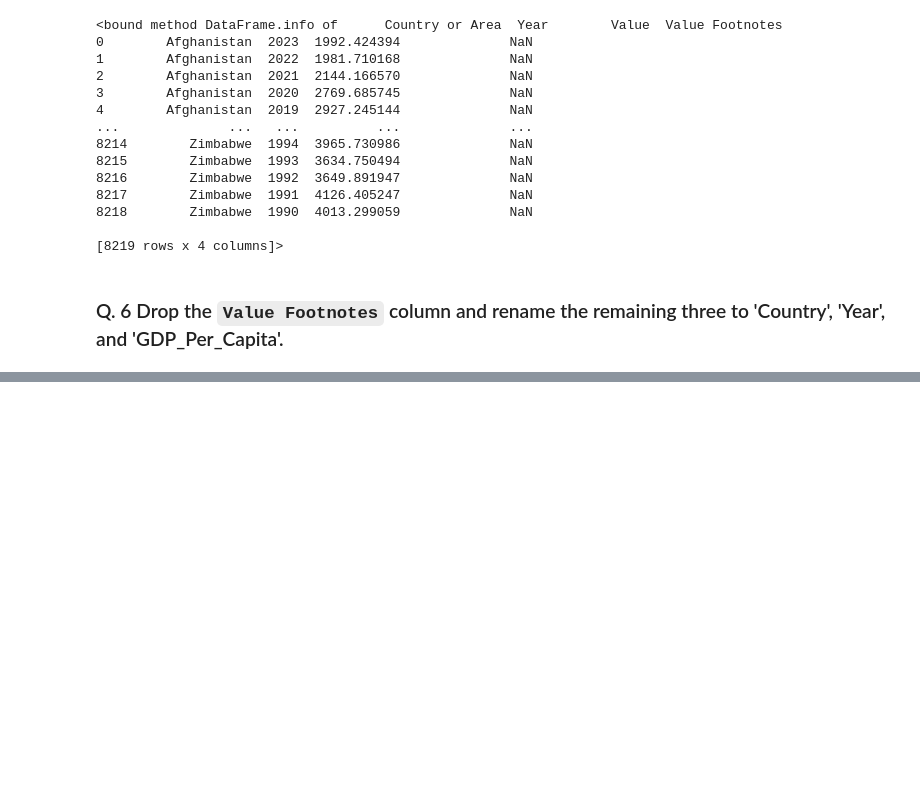
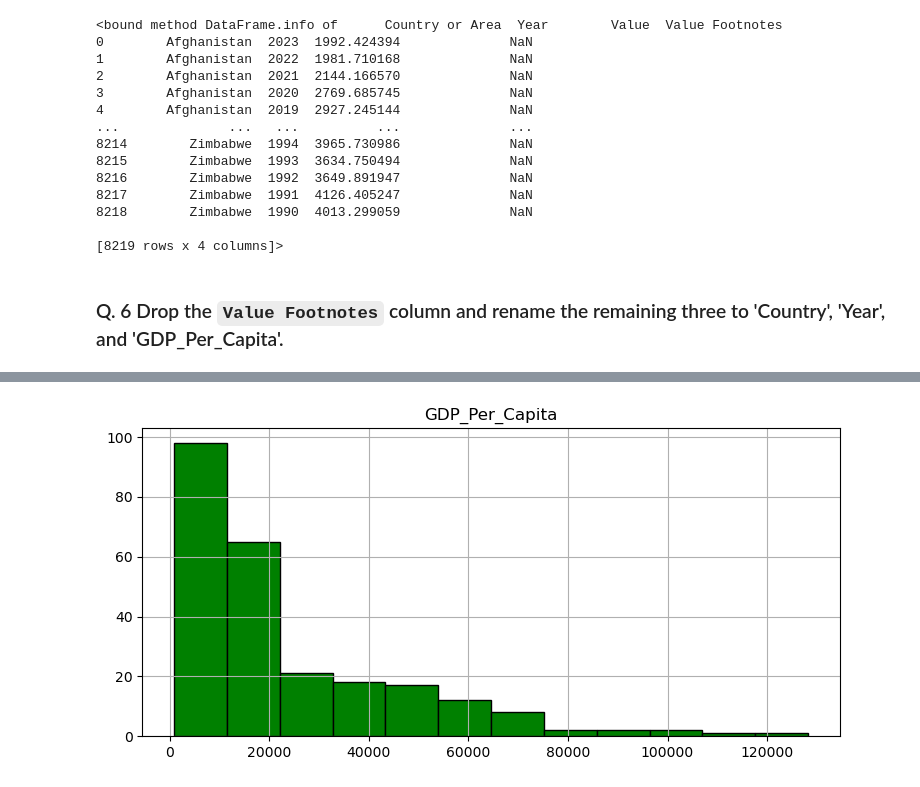
Before and after one commit to NSS-Full-Time-Data-Analytics-16/un-project-johnnyvanatta, a Jupyter notebook: notebooks/un_project.ipynb, the cells around one changed output, grey strips where cells are left out. Saved outputs shown, nothing was run; the diff lists cells and outputs as text; code cells hidden in the pictures; blank space fills up the shorter version.

```diff
--- a/notebooks/un_project.ipynb
+++ b/notebooks/un_project.ipynb
@@ -65,3 +65,7 @@ gdp_df.info
 [8219 rows x 4 columns]>
 # %% [markdown]
 ### Q. 6 Drop the `Value Footnotes` column and rename the remaining three to 'Country', 'Year', and 'GDP_Per_Capita'.
+# %%
+gdp_df = gdp_df.drop(columns = ['Value Footnotes'])
+# %%
+gdp_df = gdp_df.rename(columns = {'Country or Area': 'Country', 'Year':'Year', 'Value': 'GDP_Per_Capita'})
@@ -67,0 +95,2 @@ gdp_df.info
+# %%
+gdp_2020 = gdp_df.loc[(gdp_df.Year == 2020)]
@@ -67,0 +113,6 @@ gdp_df.info
+# %%
+gdp_2020['GDP_Per_Capita'].hist(bins = 12, color = 'green', edgecolor = 'black', figsize = (9,4))
+
+plt.title('GDP_Per_Capita', fontsize = 12);
+# %% [output]
+[figure, added]
```
Also changed, not shown: parts of 17 cells of this notebook.
